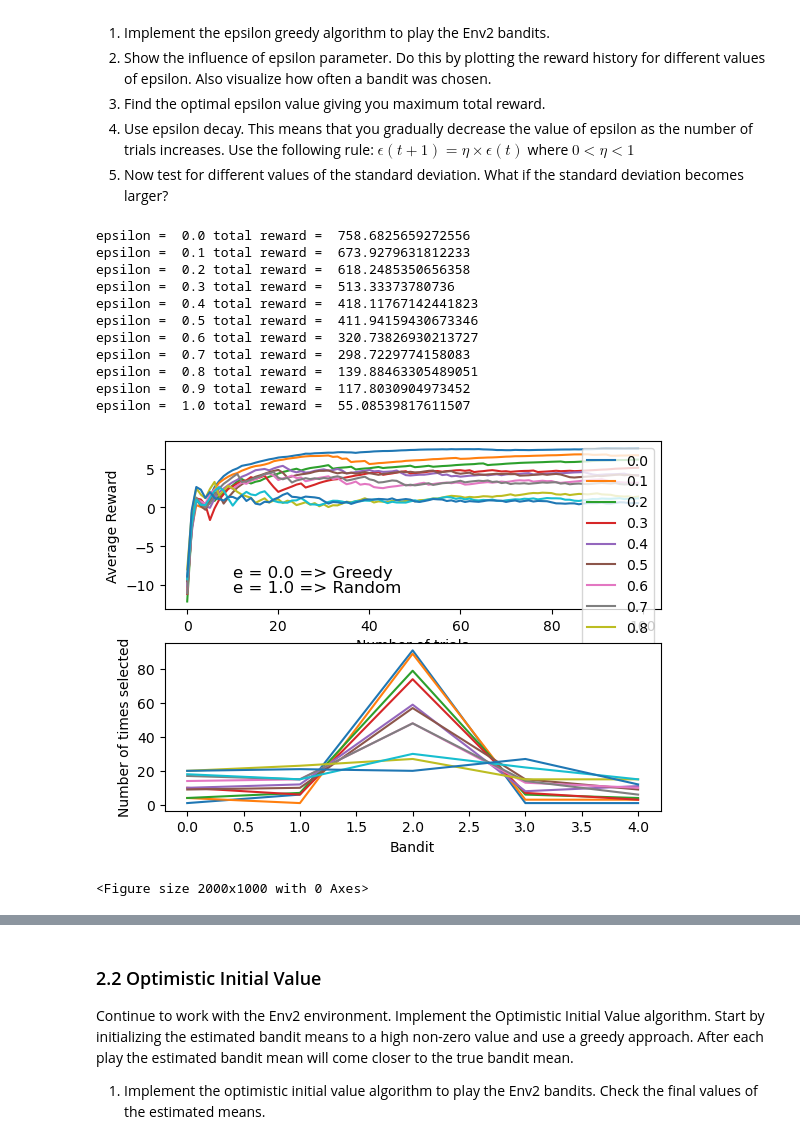
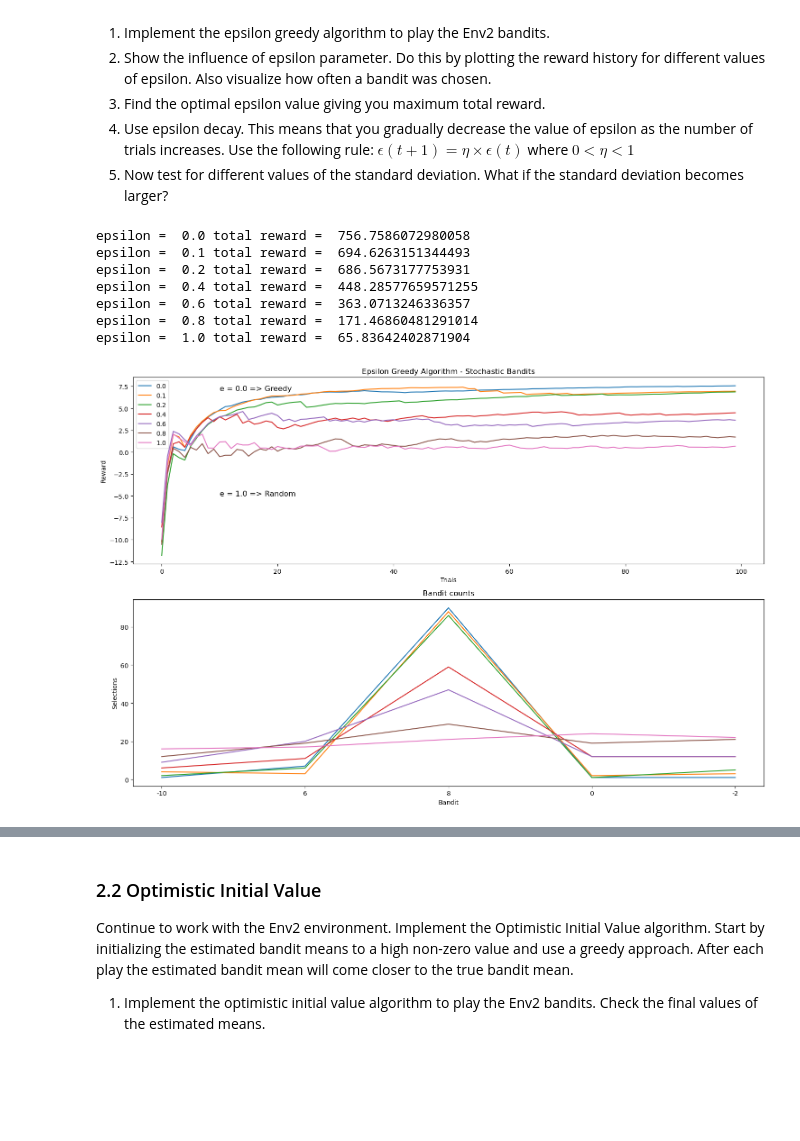
Before and after one commit to RichardVanraes/MAB, a Jupyter notebook: Session_02_Multi_Armed_Bandits_Assignment.ipynb, the cells around one changed output, grey strips where cells are left out. Cells and saved outputs as stored; diff of their text form; code cells hidden in the pictures; blank space fills up the shorter version.

```diff
--- a/Session_02_Multi_Armed_Bandits_Assignment.ipynb
+++ b/Session_02_Multi_Armed_Bandits_Assignment.ipynb
@@ -113,9 +114,10 @@ print(Env2.means)
 # %%
 # epsilon greedy
 iterations = 100
-epsilon = [0.0, 0.1, 0.2, 0.3, 0.4, 0.5, 0.6, 0.7, 0.8, 0.9, 1.0]
+epsilon = [0.0, 0.1, 0.2, 0.4, 0.6, 0.8, 1.0]
 Banditcount = len(Env2.means)
 
+fig, (ax1, ax2) = plt.subplots(nrows=2, figsize=(15, 10))
 
 for e in epsilon:
     Bandits = np.zeros(Banditcount)
@@ -123,57 +125,53 @@ for e in epsilon:
     rewards = []
     meanRewards = []
     totalReward = 0
 
     # Play the first 5 actions to set the initial estimated means
     for action in range(Banditcount):
         reward = Env2.step(action)
         rewards.append(reward)
         meanRewards.append(np.mean(rewards))
         means[action] = reward
         Bandits[action] = Bandits[action] + 1
         totalReward = totalReward + reward
 
     for _ in range(iterations-Banditcount):
         if np.random.random() < e:
             action = np.random.randint(Banditcount)
         else:
             action = np.argmax(means)
         reward = Env2.step(action)
         rewards.append(reward)
         meanRewards.append(np.mean(rewards))
         Bandits[action] = Bandits[action] + 1
         means[action] = reward
         totalReward = totalReward + reward
     print('epsilon = ', e, 'total reward = ', totalReward)
 
-    ax1 = plt.subplot(2,1,1)
-    plt.plot(meanRewards)
-    ax2 = plt.subplot(2,1,2)
-    plt.plot(Bandits)
-plt.figure(figsize=(20,10))
-ax1.set_xlabel('Number of trials')
-ax1.set_ylabel('Average Reward')
+    ax1.plot(meanRewards)
+    ax2.plot(Bandits)
+ax1.set_title('Epsilon Greedy Algorithm - Stochastic Bandits')
+ax1.set_xlabel('Trials')
+ax1.set_ylabel('Reward')
 ax1.legend(epsilon)
-ax1.text(10, -9, 'e = 0.0 => Greedy', fontsize=12)
-ax1.text(10, -11, 'e = 1.0 => Random', fontsize=12)
+ax1.text(10, 7, 'e = 0.0 => Greedy', fontsize=12)
+ax1.text(10, -5, 'e = 1.0 => Random', fontsize=12)
+ax2.set_title('Bandit counts')
 ax2.set_xlabel('Bandit')
-ax2.set_ylabel('Number of times selected')
-plt.tight_layout(rect=[0, 0.03, 1, 0.95])
+ax2.set_xticks(range(Banditcount))
+ax2.set_xticklabels(Env2.means)
+ax2.set_ylabel('Selections')
+plt.tight_layout()
 plt.show()
 # %% [output]
-epsilon =  0.0 total reward =  758.6825659272556
-epsilon =  0.1 total reward =  673.9279631812233
-epsilon =  0.2 total reward =  618.2485350656358
-epsilon =  0.3 total reward =  513.33373780736
-epsilon =  0.4 total reward =  418.11767142441823
-epsilon =  0.5 total reward =  411.94159430673346
-epsilon =  0.6 total reward =  320.73826930213727
-epsilon =  0.7 total reward =  298.7229774158083
-epsilon =  0.8 total reward =  139.88463305489051
-epsilon =  0.9 total reward =  117.8030904973452
-epsilon =  1.0 total reward =  55.08539817611507
+epsilon =  0.0 total reward =  756.7586072980058
+epsilon =  0.1 total reward =  694.6263151344493
+epsilon =  0.2 total reward =  686.5673177753931
+epsilon =  0.4 total reward =  448.28577659571255
+epsilon =  0.6 total reward =  363.0713246336357
+epsilon =  0.8 total reward =  171.46860481291014
+epsilon =  1.0 total reward =  65.83642402871904
-[figure, old version]
+[figure, new version]
-<Figure size 2000x1000 with 0 Axes>
 # %%
 # Epsilon decay
 iterations = 100
```
Also changed, not shown: parts of 22 cells of this notebook.
